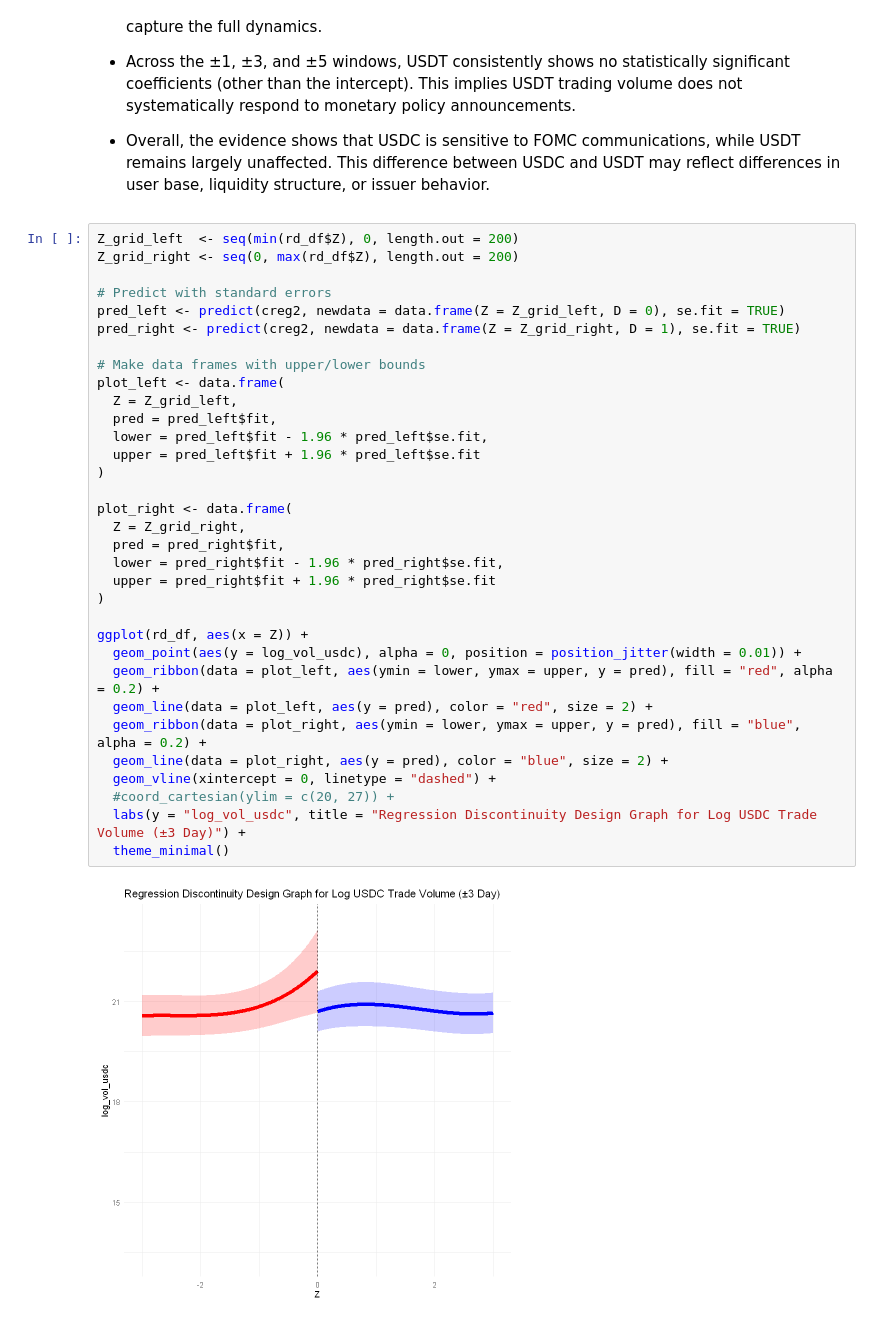
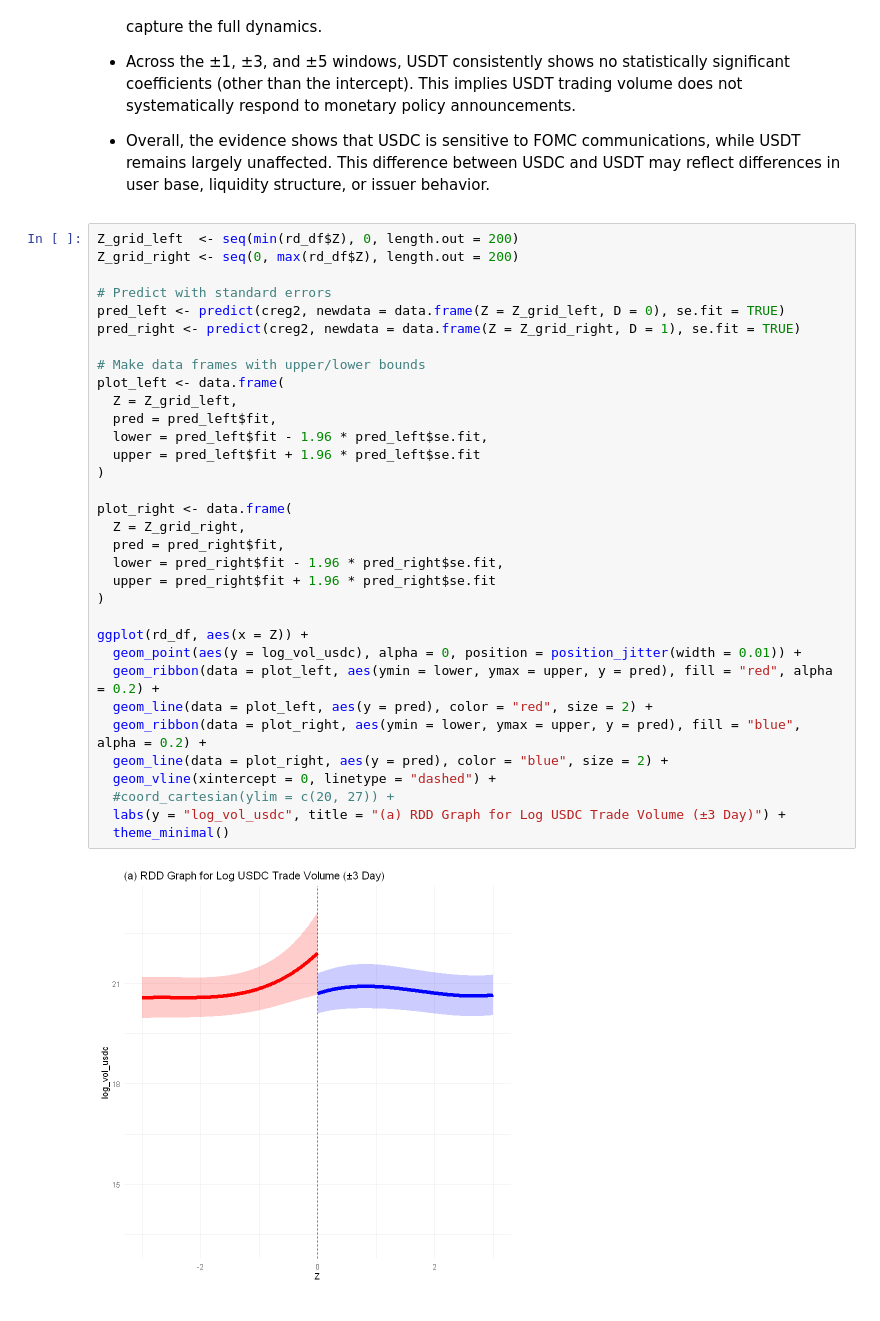
Before and after one commit to Speculatorrr/Stablecoin, a Jupyter notebook: project.ipynb, the cells around one changed output. Cells and saved outputs as stored; diff of their text form.

```diff
--- a/project.ipynb
+++ b/project.ipynb
@@ -471,35 +471,35 @@ Z_grid_right <- seq(0, max(rd_df$Z), length.out = 200)
 
 # Predict with standard errors
 pred_left <- predict(creg2, newdata = data.frame(Z = Z_grid_left, D = 0), se.fit = TRUE)
 pred_right <- predict(creg2, newdata = data.frame(Z = Z_grid_right, D = 1), se.fit = TRUE)
 
 # Make data frames with upper/lower bounds
 plot_left <- data.frame(
   Z = Z_grid_left,
   pred = pred_left$fit,
   lower = pred_left$fit - 1.96 * pred_left$se.fit,
   upper = pred_left$fit + 1.96 * pred_left$se.fit
 )
 
 plot_right <- data.frame(
   Z = Z_grid_right,
   pred = pred_right$fit,
   lower = pred_right$fit - 1.96 * pred_right$se.fit,
   upper = pred_right$fit + 1.96 * pred_right$se.fit
 )
 
 ggplot(rd_df, aes(x = Z)) +
   geom_point(aes(y = log_vol_usdc), alpha = 0, position = position_jitter(width = 0.01)) +
   geom_ribbon(data = plot_left, aes(ymin = lower, ymax = upper, y = pred), fill = "red", alpha = 0.2) +
   geom_line(data = plot_left, aes(y = pred), color = "red", size = 2) +
   geom_ribbon(data = plot_right, aes(ymin = lower, ymax = upper, y = pred), fill = "blue", alpha = 0.2) +
   geom_line(data = plot_right, aes(y = pred), color = "blue", size = 2) +
   geom_vline(xintercept = 0, linetype = "dashed") +
   #coord_cartesian(ylim = c(20, 27)) +
-  labs(y = "log_vol_usdc", title = "Regression Discontinuity Design Graph for Log USDC Trade Volume (±3 Day)") +
+  labs(y = "log_vol_usdc", title = "(a) RDD Graph for Log USDC Trade Volume (±3 Day)") +
   theme_minimal()
 # %% [output]
-[figure, old version]
+[figure, new version]
 # %%
 pred_left <- predict(treg2, newdata = data.frame(Z = Z_grid_left, D = 0), se.fit = TRUE)
 pred_right <- predict(treg2, newdata = data.frame(Z = Z_grid_right, D = 1), se.fit = TRUE)
```
Also changed, not shown: parts of 3 cells of this notebook.
